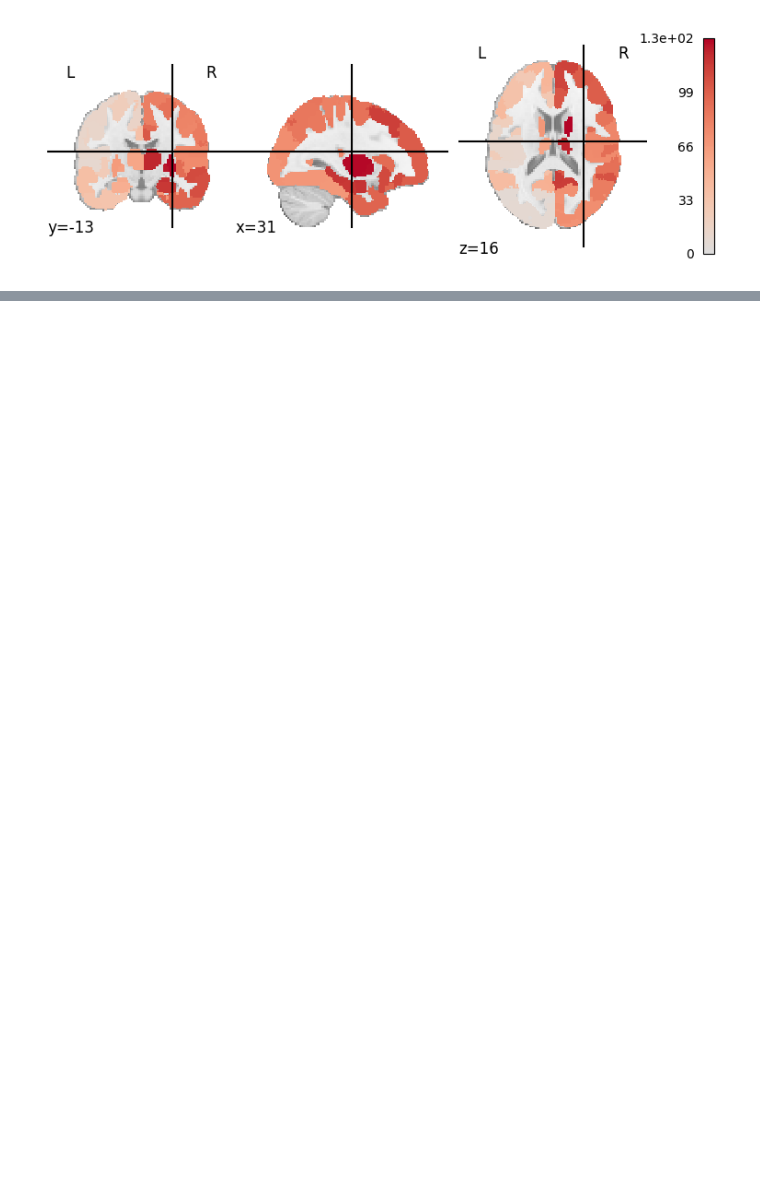
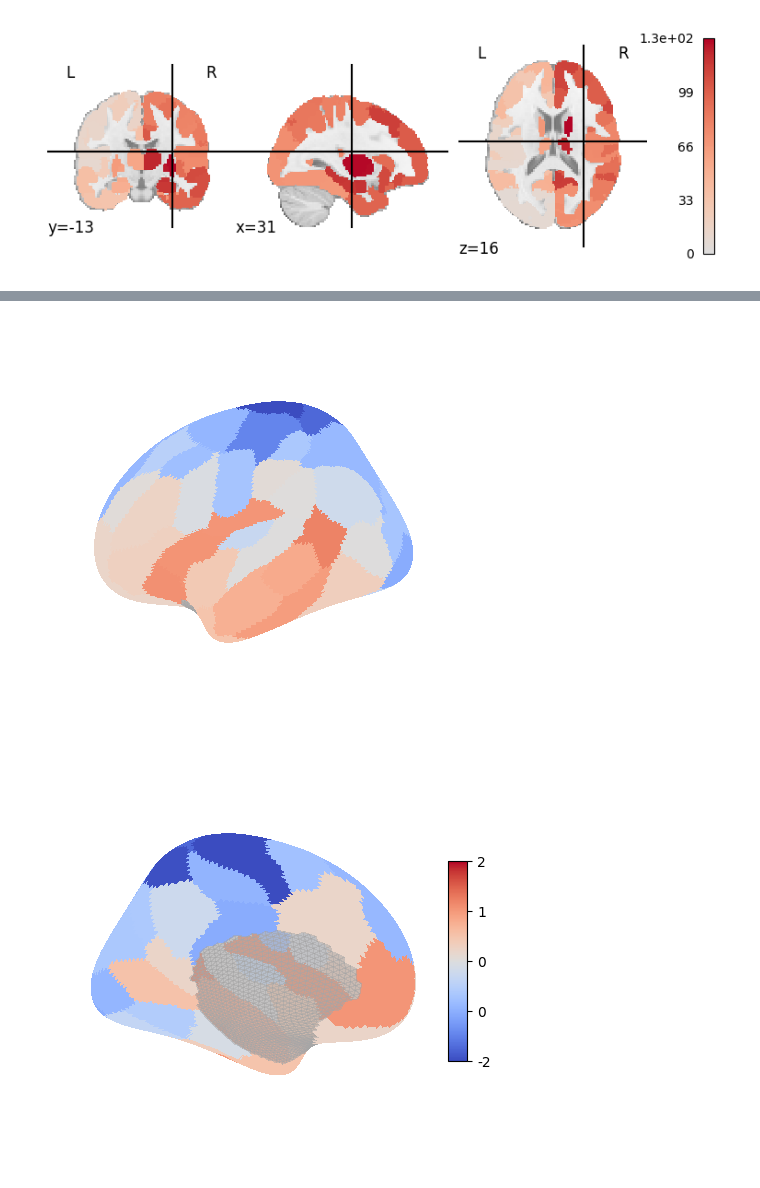
Before and after one commit to ga-cha/SIR_utils, a Jupyter notebook: vis_nii.ipynb, the cells around one changed output, grey strips where cells are left out. Drawn from its saved outputs; the diff is of its cells as text; code cells hidden in the pictures; blank space fills up the shorter version.

```diff
--- a/vis_nii.ipynb
+++ b/vis_nii.ipynb
@@ -16 +67,12 @@ display = nilearn.plotting.plot_stat_map(atlas_img, cmap='coolwarm')
+# %%
+emp_atrophy = np.genfromtxt('/fs03/kg98/gchan/SIR_SCZ/SIR_utils/gen_null/spatial_null/voxelwise_lme/results/lme_beta_parc.csv', delimiter=',')
+emp_atrophy = (emp_atrophy - np.mean(emp_atrophy)) / np.std(emp_atrophy)
+emp_surf = emp_atrophy[atlas_surf.astype(int) - 1]
+emp_surf[atlas_surf == 0] = np.nan
+
+disp = nilearn.plotting.plot_surf_roi(fsaverage.infl_left, roi_map=emp_surf, hemi='left', view='lateral', cmap='coolwarm')
+disp = nilearn.plotting.plot_surf_roi(fsaverage.infl_left, roi_map=emp_surf, hemi='left', view='medial', cmap='coolwarm', colorbar=True)
+# %% [output]
+[figure, added]
+[figure, added]
 # %%
```
Also changed, not shown: parts of 6 cells of this notebook.
